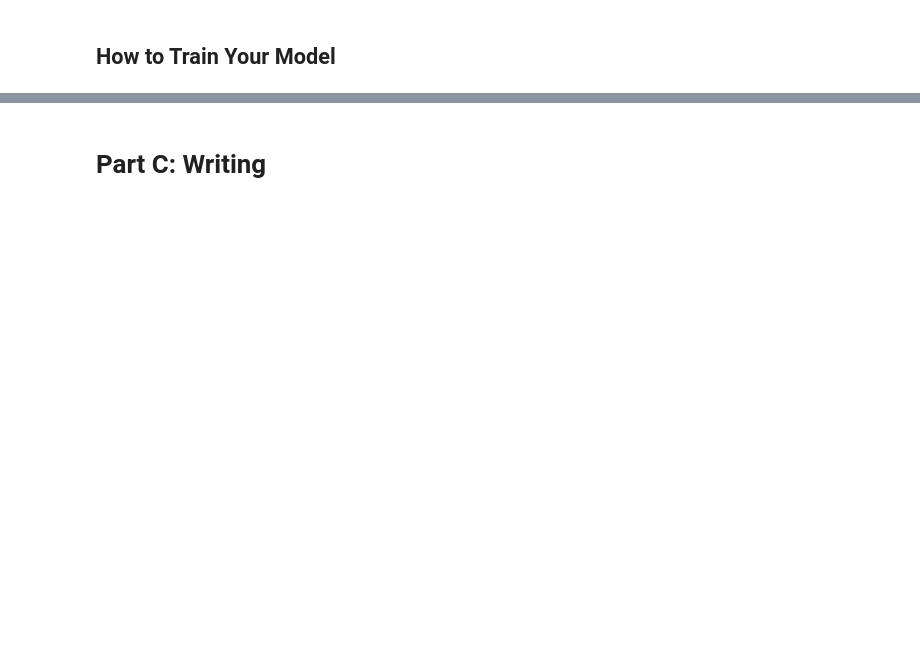
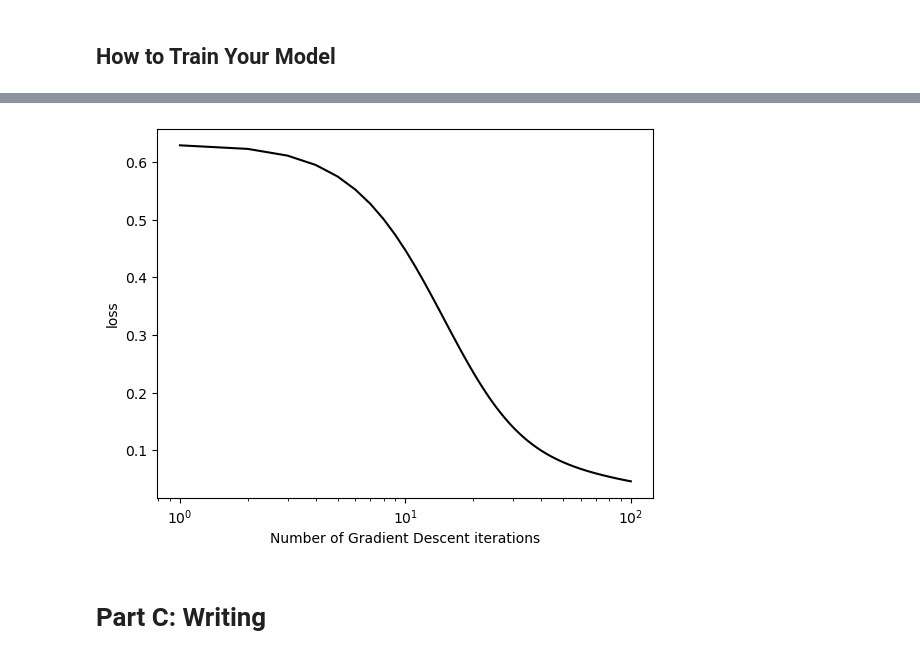
Before and after one commit to charliemoore00/charliemoore00.github.io, a Jupyter notebook: posts/implementing-logistic-regression/index.ipynb, the cells around one changed output, grey strips where cells are left out. Cells and saved outputs as stored; diff of their text form; code cells hidden in the pictures; blank space fills up the shorter version.

```diff
--- a/posts/implementing-logistic-regression/index.ipynb
+++ b/posts/implementing-logistic-regression/index.ipynb
@@ -93,2 +105,6 @@ labs = plt.gca().set(xlabel = "Number of Gradient Descent iterations", ylabel="l
+# %%
+train_and_plot(X_exp, y_exp, 0.1, 0.9)
+# %% [output]
+[figure, added]
 # %% [markdown]
 # Part C: Writing
```
Also changed, not shown: parts of 9 cells of this notebook, 2 other files.
